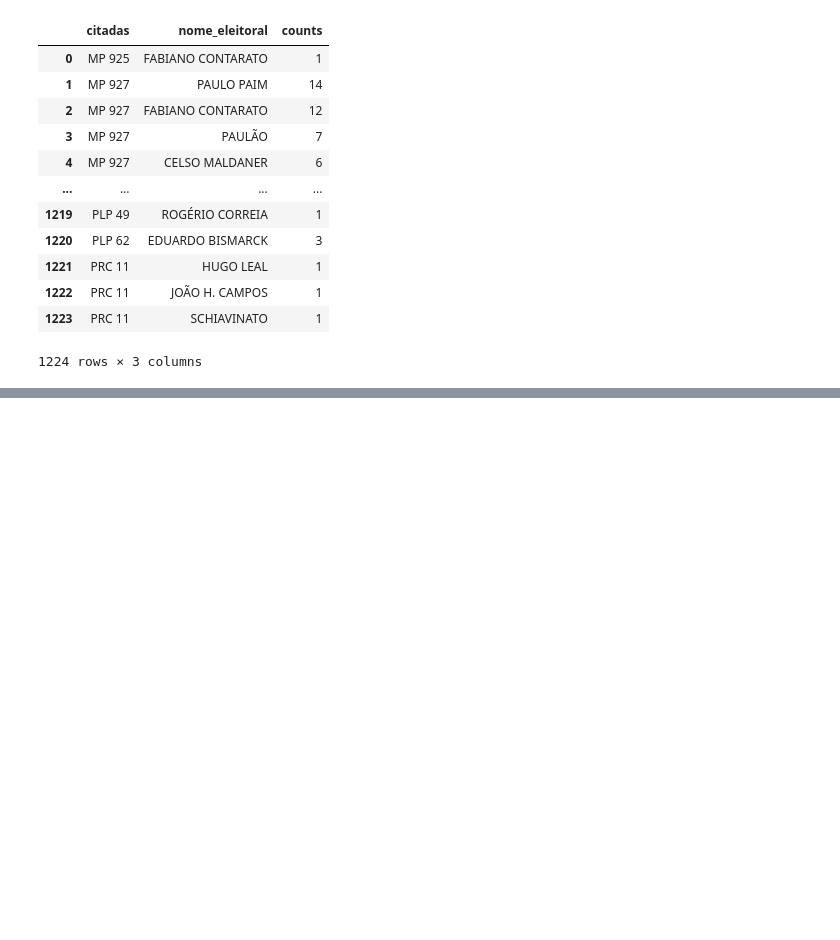
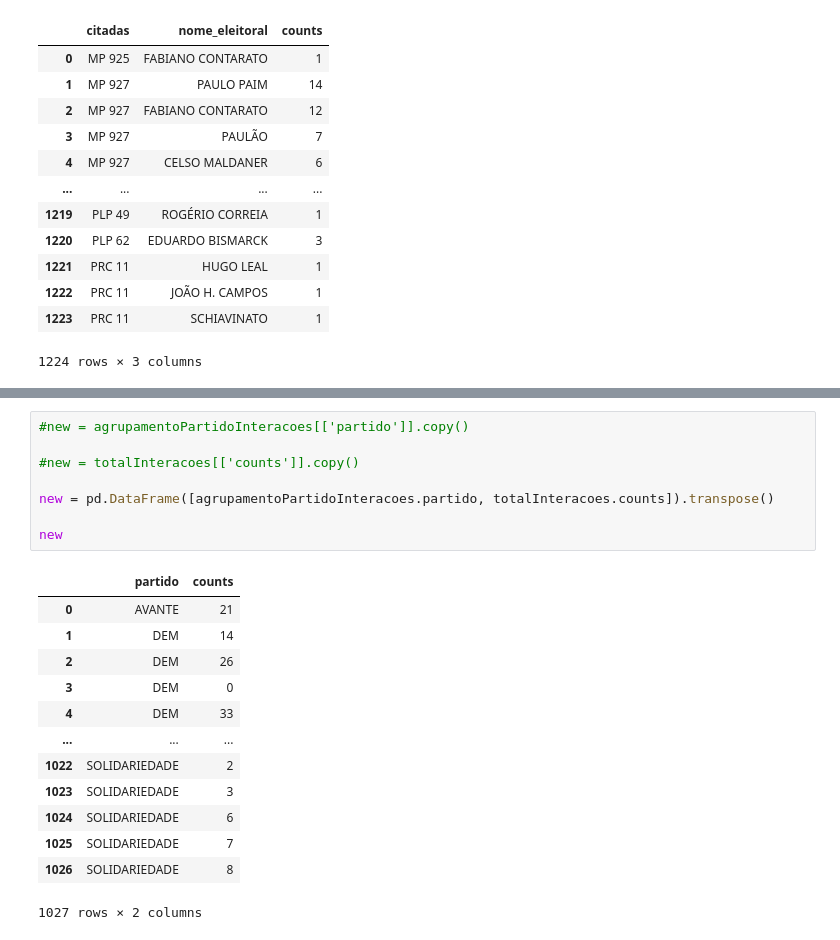
Before and after one commit to hiagonfs/analise_parlamentar, a Jupyter notebook: tcc_1first.ipynb, the cells around one changed output, grey strips where cells are left out. Saved outputs shown, nothing was run; the diff lists cells and outputs as text; blank space fills up the shorter version.

```diff
--- a/tcc_1first.ipynb
+++ b/tcc_1first.ipynb
@@ -151,0 +165,22 @@ agrupamentoPartidoInteracoes.head(5)
+# %%
+#new = agrupamentoPartidoInteracoes[['partido']].copy()
+
+#new = totalInteracoes[['counts']].copy()
+
+new = pd.DataFrame([agrupamentoPartidoInteracoes.partido, totalInteracoes.counts]).transpose()
+
+new
+# %% [output]
+|  | partido | counts |
+| 0 | AVANTE | 21 |
+| 1 | DEM | 14 |
+| 2 | DEM | 26 |
+| 3 | DEM | 0 |
+| 4 | DEM | 33 |
+| ... | ... | ... |
+| 1022 | SOLIDARIEDADE | 2 |
+| 1023 | SOLIDARIEDADE | 3 |
+| 1024 | SOLIDARIEDADE | 6 |
+| 1025 | SOLIDARIEDADE | 7 |
+| 1026 | SOLIDARIEDADE | 8 |
+1027 rows × 2 columns
```
Also changed, not shown: parts of 4 cells of this notebook.
